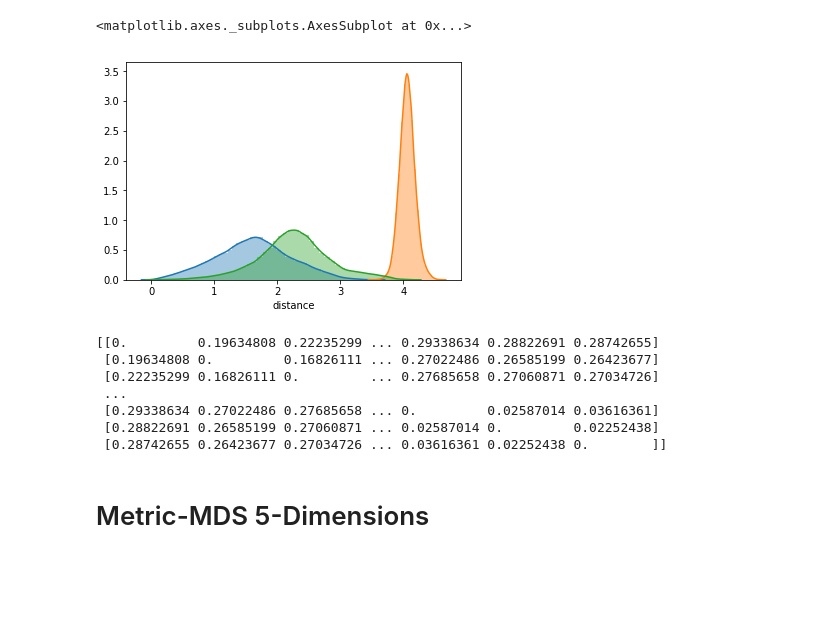
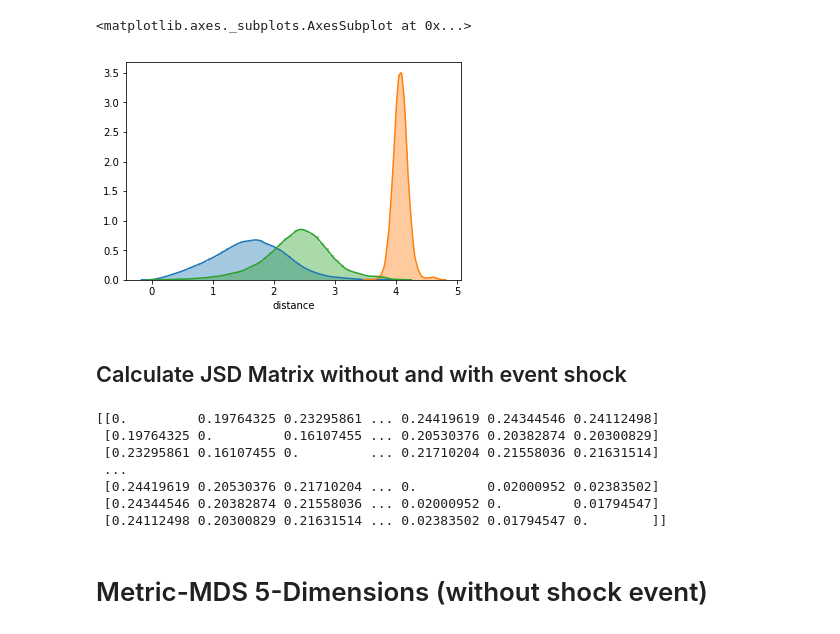
Before and after one commit to johnwoodill/Anomalous-Detection-Browning-Simulation, a Jupyter notebook: 5-Brownian-Simulation-full-script.ipynb, the cells around one changed output. Cells and saved outputs as stored; diff of their text form; code cells hidden in the pictures; blank space fills up the shorter version.

```diff
--- a/5-Brownian-Simulation-full-script.ipynb
+++ b/5-Brownian-Simulation-full-script.ipynb
@@ -225,24 +238,28 @@ dis3.head()
 # %%
 # Distribution plots
 sns.distplot(np.log(1 + dis1['distance']))
-sns.distplot(np.log(sdis))
+sns.distplot(np.log(1 + dis2['distance']))
 sns.distplot(np.log(1 + dis3['distance']))
 # %% [output]
 <matplotlib.axes._subplots.AxesSubplot at 0x...>
-[figure, old version]
+[figure, new version]
+# %% [markdown]
+## Calculate JSD Matrix without and with event shock
 # %%
-# Calculate JSD matrix
+# Calculate JSD matrix without shock
+ddmat = jsd_matrix(odat, "dayhour")
+
+# Calculate JSD matrix with shock
 dmat = jsd_matrix(dis, "dayhour")
 
-# Check matrix
 print(dmat)
 # %% [output]
-[[0.         0.19634808 0.22235299 ... 0.29338634 0.28822691 0.28742655]
- [0.19634808 0.         0.16826111 ... 0.27022486 0.26585199 0.26423677]
- [0.22235299 0.16826111 0.         ... 0.27685658 0.27060871 0.27034726]
+[[0.         0.19764325 0.23295861 ... 0.24419619 0.24344546 0.24112498]
+ [0.19764325 0.         0.16107455 ... 0.20530376 0.20382874 0.20300829]
+ [0.23295861 0.16107455 0.         ... 0.21710204 0.21558036 0.21631514]
  ...
- [0.29338634 0.27022486 0.27685658 ... 0.         0.02587014 0.03616361]
- [0.28822691 0.26585199 0.27060871 ... 0.02587014 0.         0.02252438]
- [0.28742655 0.26423677 0.27034726 ... 0.03616361 0.02252438 0.        ]]
+ [0.24419619 0.20530376 0.21710204 ... 0.         0.02000952 0.02383502]
+ [0.24344546 0.20382874 0.21558036 ... 0.02000952 0.         0.01794547]
+ [0.24112498 0.20300829 0.21631514 ... 0.02383502 0.01794547 0.        ]]
 # %% [markdown]
-# Metric-MDS 5-Dimensions
+# Metric-MDS 5-Dimensions (without shock event)
```
Also changed, not shown: parts of 24 cells of this notebook, 3 other files.
